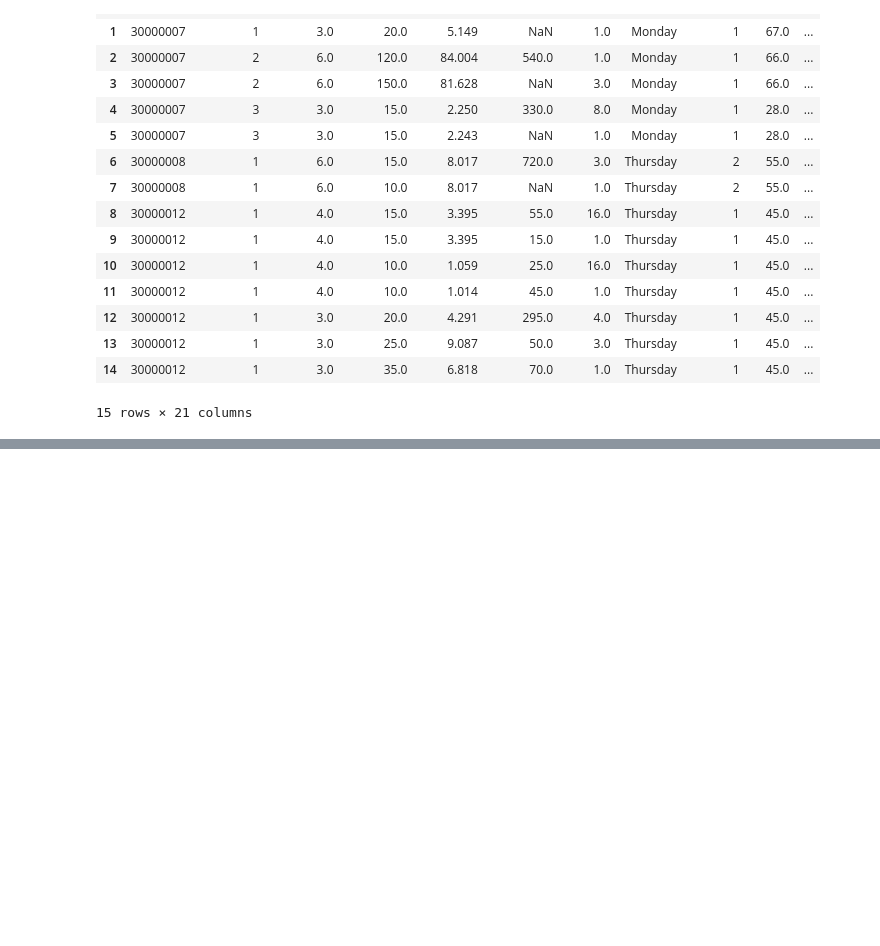
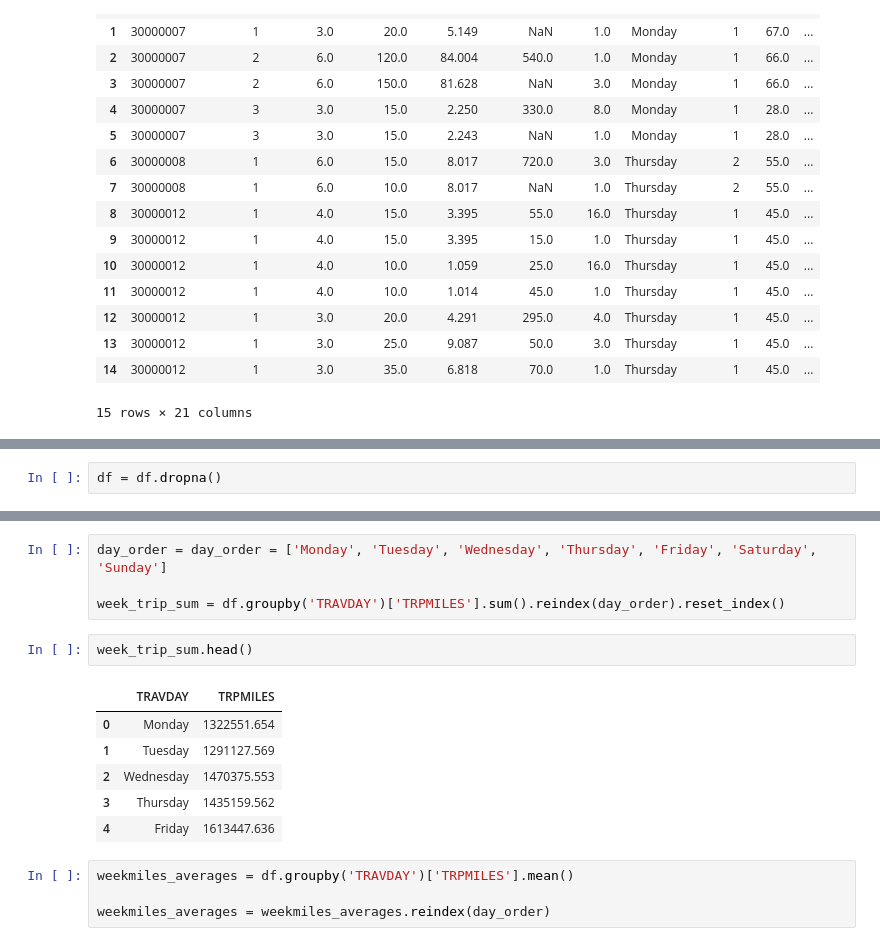
Before and after one commit to ruxilant360/mode_choice_analysis, a Jupyter notebook: data_analysis.ipynb, the cells around one changed output, grey strips where cells are left out. Drawn from its saved outputs; the diff is of its cells as text; blank space fills up the shorter version.

```diff
--- a/data_analysis.ipynb
+++ b/data_analysis.ipynb
@@ -51,0 +75,2 @@ df.shape
+# %%
+df = df.dropna()
@@ -51,0 +155,17 @@ df.shape
+# %%
+day_order = day_order = ['Monday', 'Tuesday', 'Wednesday', 'Thursday', 'Friday', 'Saturday', 'Sunday']
+
+week_trip_sum = df.groupby('TRAVDAY')['TRPMILES'].sum().reindex(day_order).reset_index()
+# %%
+week_trip_sum.head()
+# %% [output]
+|  | TRAVDAY | TRPMILES |
+| 0 | Monday | 1322551.654 |
+| 1 | Tuesday | 1291127.569 |
+| 2 | Wednesday | 1470375.553 |
+| 3 | Thursday | 1435159.562 |
+| 4 | Friday | 1613447.636 |
+# %%
+weekmiles_averages = df.groupby('TRAVDAY')['TRPMILES'].mean()
+
+weekmiles_averages = weekmiles_averages.reindex(day_order)
```
Also changed, not shown: parts of 13 cells of this notebook, 2 other files.
